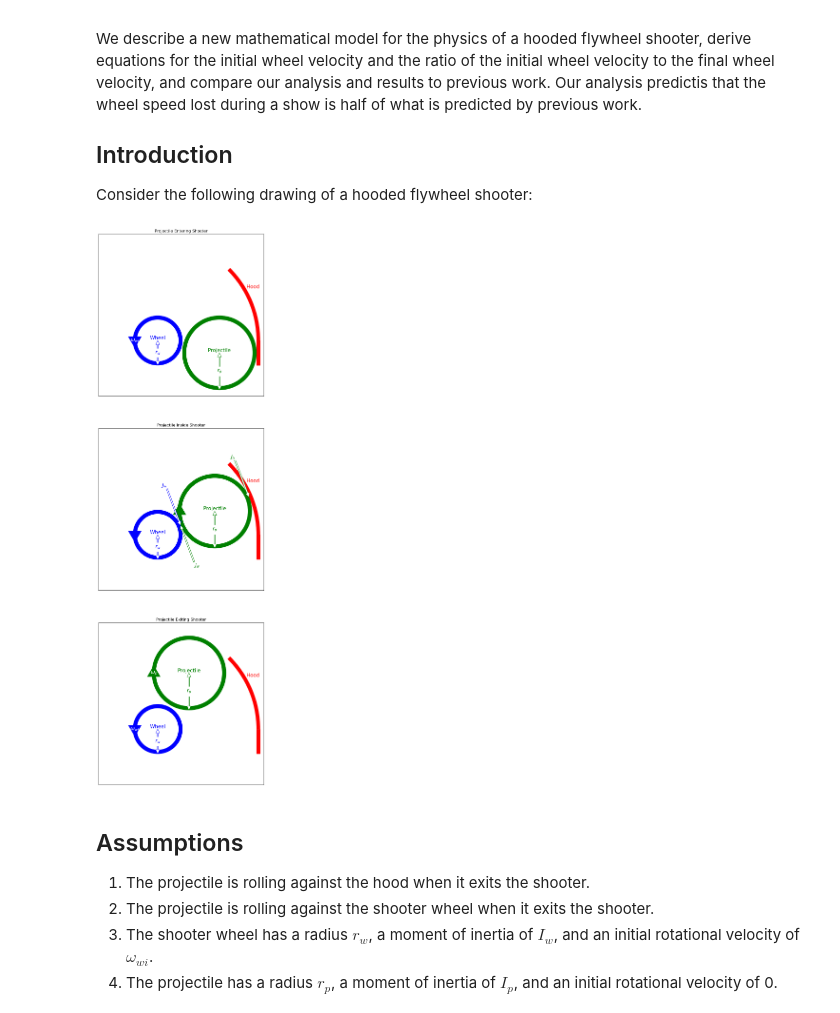
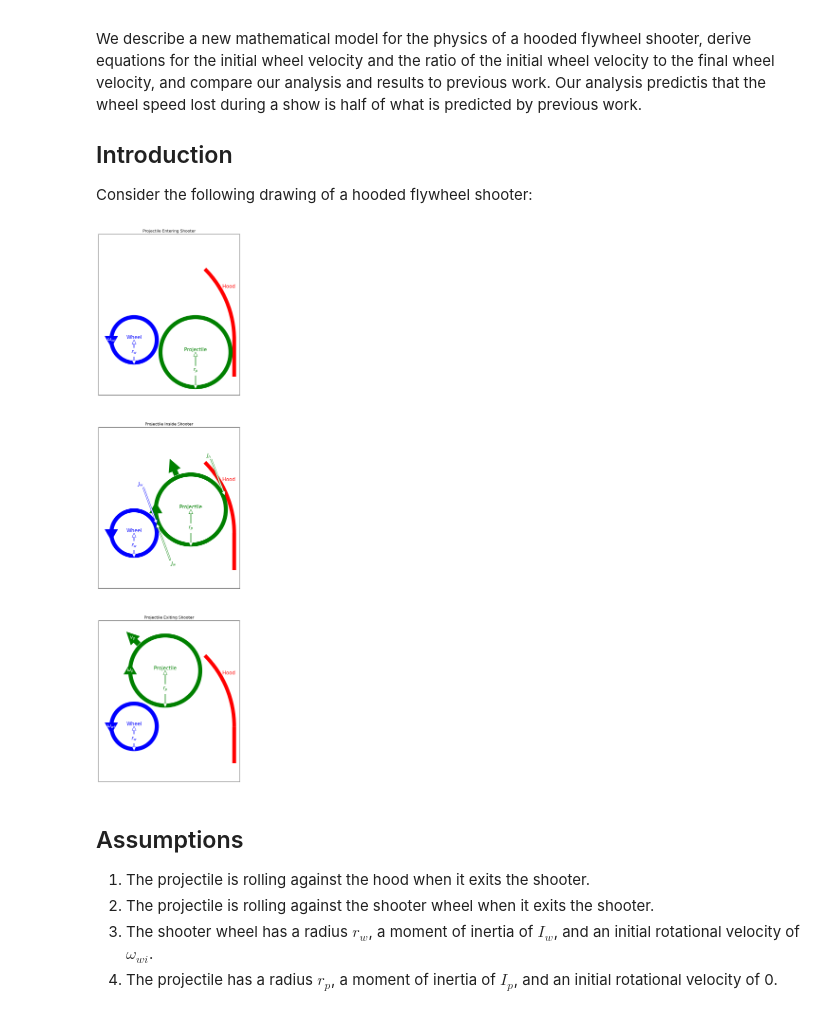
Before and after one commit to DeepBlueRobotics/jupyter_notebooks, a Jupyter notebook: FlywheelShooter.ipynb, the cells around one changed output. Drawn from its saved outputs; the diff is of its cells as text; code cells hidden in the pictures.

Commit message:
Add v_p label to drawing.

```diff
--- a/FlywheelShooter.ipynb
+++ b/FlywheelShooter.ipynb
@@ -37,8 +37,10 @@ We describe a new mathematical model for the physics of a hooded flywheel shoote
 
 Consider the following drawing of a hooded flywheel shooter:
 # %%
-from matplotlib.patches import Circle, Wedge, Polygon, RegularPolygon, Rectangle
+from matplotlib.patches import Circle, Wedge, Polygon, RegularPolygon, Rectangle, FancyArrowPatch
+from matplotlib.transforms import Affine2D
 import matplotlib.pyplot as plt
+import numpy
 import math
 
 def add_labeled_circle(ax, x, y, radius, width, color, arrow_width, label, radius_label, speed_label, label_size, direction="cw"):
@@ -74,7 +76,7 @@ def display_drawing():
     r_p = 0.3
     r_h = r_w+2*r_p
 
-    def add_shooter(ax, title, omega_w_label, omega_p_label, p_center, theta = None):
+    def add_shooter(ax, title, omega_w_label, omega_p_label, v_p_label, p_center, show_impulses=False, theta=None):
         width = 0.03
 
         w_color = "blue"
@@ -85,12 +87,12 @@ def display_drawing():
         arrow_length = 0.35
         arrow_width = 4
 
-        bounds = [-r_p-6*width, r_w+2*r_p+2*width, -r_p-5*width, r_w+2*r_p+2*width]
+        bounds = [-r_w-3*width, r_w+2*r_p+2*width, -r_p-5*width, r_w+2*r_p+2*width]
 
         # Hood
         ax.text((r_h+width)*math.cos(math.pi/6), (r_h+width)*math.sin(math.pi/6), r'Hood', ha="left", va="bottom", color=h_color, size=label_size)
         ax.add_patch(Wedge((0, 0), r_h, 0, 45, width=-width, color=h_color, linewidth=0))
-        ax.add_patch(Rectangle((r_h, 0), width, -r_w, color=h_color))
+        ax.add_patch(Rectangle((r_h, 0), width, -r_p, color=h_color, linewidth=0))
 
         # Wheel
         add_labeled_circle(ax, 0, 0, r_w, width, w_color, arrow_width, "Wheel", "$r_w$", omega_w_label, label_size, direction="cw")
@@ -98,7 +100,16 @@ def display_drawing():
         # Projectile
         add_labeled_circle(ax, p_center[0], p_center[1], r_p, width, p_color, arrow_width, "Projectile", "$r_p$", omega_p_label, label_size, direction="ccw")
 
-        if theta != None:
+        if v_p_label != None:
+            # Projectile velocity
+            t = Affine2D().rotate(theta+math.pi/2).translate(p_center[0], p_center[1])
+            ax.add_patch(FancyArrowPatch(t.transform((r_p, 0)), t.transform((r_p+0.15, 0)),
+                                         color=p_color,
+                                         mutation_scale=75
+                                         ))
+            v_p_label_pos = t.transform((r_p+0.075, 0))
+            ax.text(v_p_label_pos[0], v_p_label_pos[1], v_p_label, ha="center", va="center", color="w", size=label_size)
+        if show_impulses:
             # Wheel->Projectile impulse
             w_p_contact = ((r_w)*math.cos(theta), (r_w)*math.sin(theta))
             ax.annotate("$J_w$",
@@ -120,37 +131,37 @@ def display_drawing():
                         arrowprops=dict(color=p_color,
                                         fc="w",
                                         width=arrow_width),
             )
 
             # Projectile->Wheel impulse
             ax.annotate("$J_w$",
                         xy=w_p_contact, xycoords='data',
                         xytext=(w_p_contact[0]+arrow_length*math.cos(theta+math.pi/2), w_p_contact[1]+arrow_length*math.sin(theta+math.pi/2)), textcoords='data',
                         size=label_size, va="center", ha="center", color=w_color,
                         arrowprops=dict(color=w_color,
                                         fc="w",
                                         width=arrow_width),
             )
 
 
         ax.set_title(title)
 
         ax.set_xticks([])
         ax.set_yticks([])
         ax.set_aspect('equal')
         ax.axis(bounds)
 
     fig, (ax1, ax2, ax3) = plt.subplots(3, figsize=(10, 3*10))
 
-    add_shooter(ax1, 'Projectile Entering Shooter', r'$\omega_{wi}$', None, (r_w+r_p, -r_p/3))
-    add_shooter(ax2, 'Projectile Inside Shooter', r'', r'', ((r_w+r_p)*math.cos(math.pi/8), (r_w+r_p)*math.sin(math.pi/8)), math.pi/8)
-    add_shooter(ax3, 'Projectile Exiting Shooter', r'$\omega_{wf}$', r'$\omega_p$', ((r_w+r_p)*math.cos(math.pi/4)-r_p/3, (r_w+r_p)*math.sin(math.pi/4)+r_p/3))
+    add_shooter(ax1, 'Projectile Entering Shooter', r'$\omega_{wi}$', None, None, (r_w+r_p, -r_p/3))
+    add_shooter(ax2, 'Projectile Inside Shooter', r'', r'', r'', ((r_w+r_p)*math.cos(math.pi/8), (r_w+r_p)*math.sin(math.pi/8)), show_impulses=True, theta=math.pi/8)
+    add_shooter(ax3, 'Projectile Exiting Shooter', r'$\omega_{wf}$', r'$\omega_p$', r'$v_p$', ((r_w+r_p)*math.cos(math.pi/4)-r_p/3, (r_w+r_p)*math.sin(math.pi/4)+r_p/3), theta=math.pi/4)
 
     plt.show()
 
 display_drawing()
 # %% [output]
-[figure, old version]
+[figure, new version]
 # %% [markdown]
 
 
```
